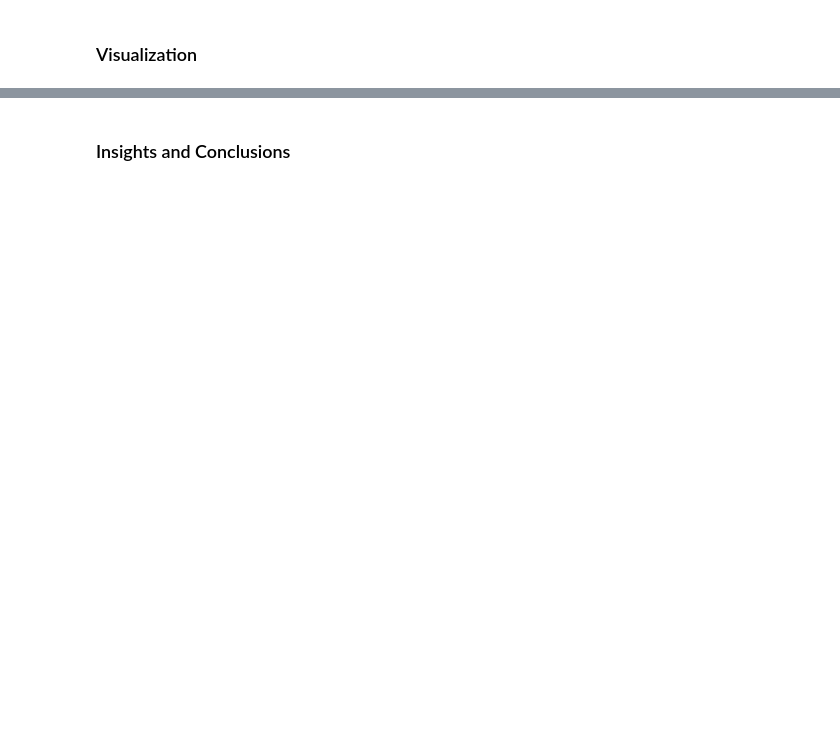
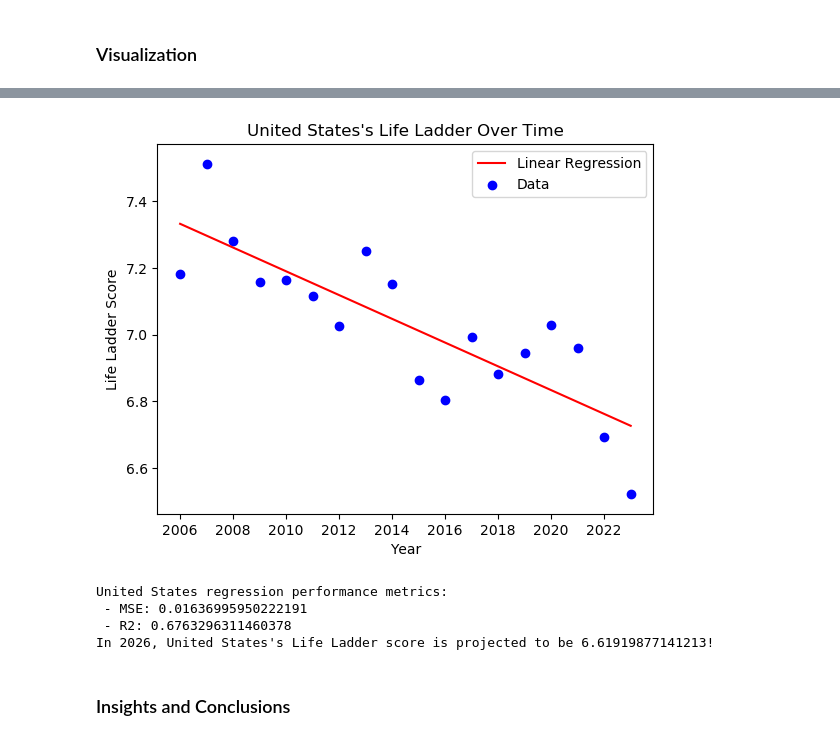
Before and after one commit to matveylplusplus/cmsc320proj, a Jupyter notebook: pnb.ipynb, the cells around one changed output, grey strips where cells are left out. Saved outputs shown, nothing was run; the diff lists cells and outputs as text; code cells hidden in the pictures; blank space fills up the shorter version.

```diff
--- a/pnb.ipynb
+++ b/pnb.ipynb
@@ -186,2 +186,12 @@ plt.show()
+# %%
+h1 = HapModel('United States')
+h1.report()
+h1.predict_happiness(2026)
+# %% [output]
+[figure, added]
+United States regression performance metrics:
+ - MSE: 0.01636995950222191
+ - R2: 0.6763296311460378
+In 2026, United States's Life Ladder score is projected to be 6.61919877141213!
 # %% [markdown]
 ### Insights and Conclusions
```
Also changed, not shown: parts of 12 cells of this notebook, 12 other files.
